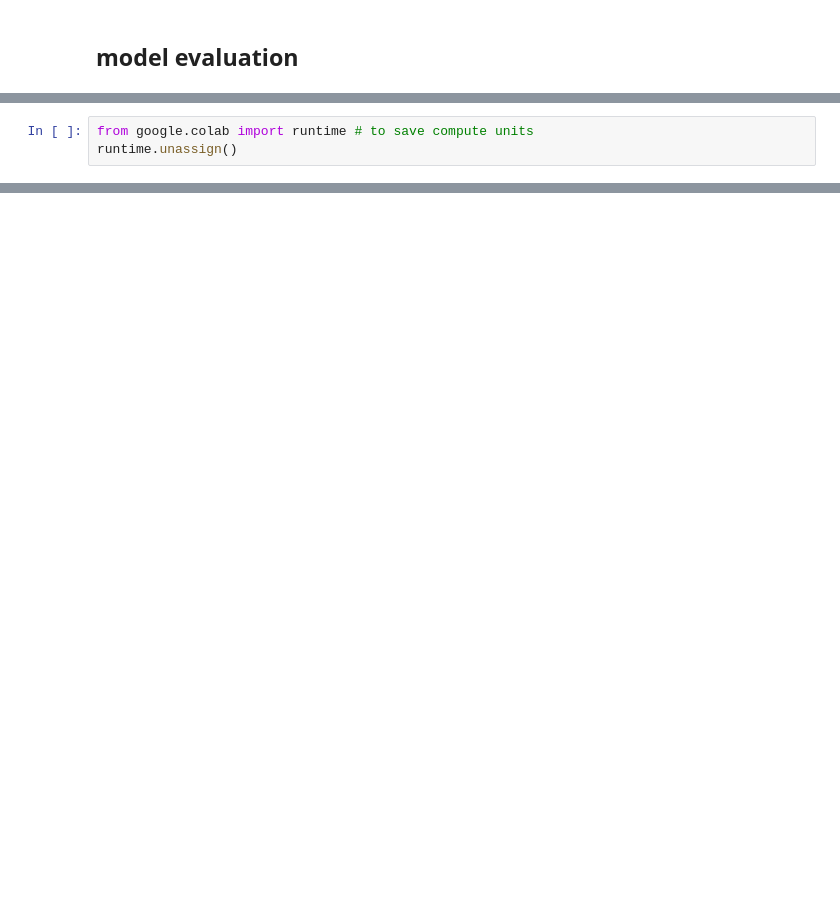
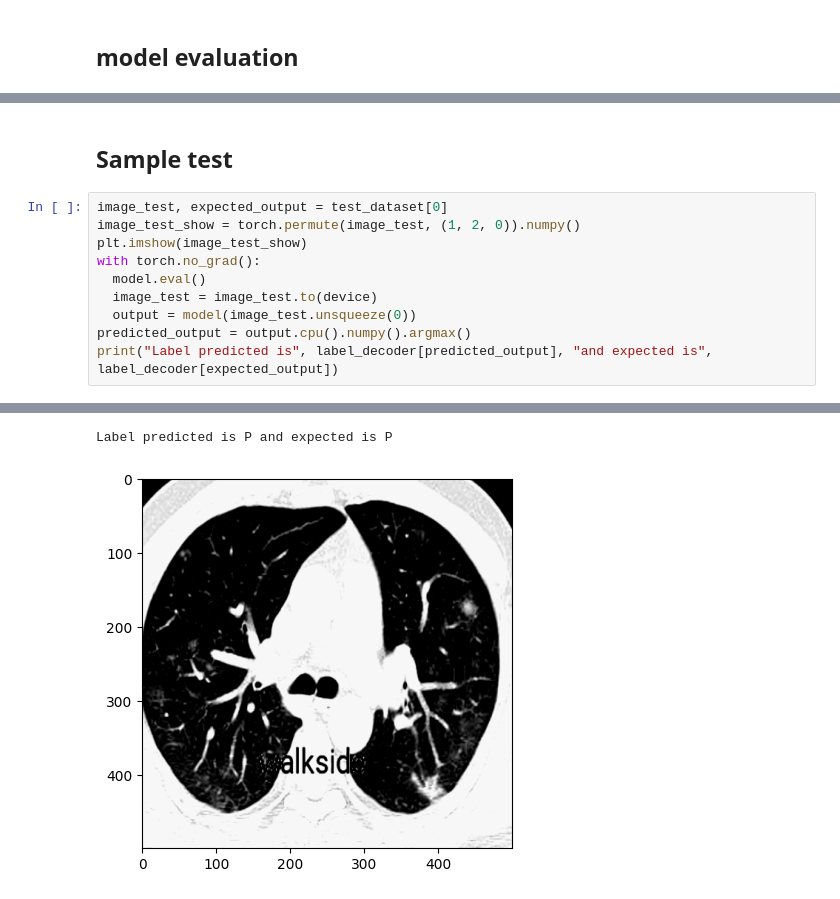
Before and after one commit to akash02ita/CPSC-599.6-DL-for-Vision, a Jupyter notebook: proj/Classifier.ipynb, the cells around one changed output, grey strips where cells are left out. Saved outputs shown, nothing was run; the diff lists cells and outputs as text; blank space fills up the shorter version.

```diff
--- a/proj/Classifier.ipynb
+++ b/proj/Classifier.ipynb
@@ -387,3 +401,13 @@ test epoch 19: Loss(0.0614) Accuracy (0.9845)
-# %%
-from google.colab import runtime # to save compute units
-runtime.unassign()
+# %% [markdown]
+## Sample test
+# %%
+image_test, expected_output = test_dataset[0]
+image_test_show = torch.permute(image_test, (1, 2, 0)).numpy()
+plt.imshow(image_test_show)
+with torch.no_grad():
+  model.eval()
+  image_test = image_test.to(device)
+  output = model(image_test.unsqueeze(0))
+predicted_output = output.cpu().numpy().argmax()
+print("Label predicted is", label_decoder[predicted_output], "and expected is", label_decoder[expected_output])
+# %% [output]
@@ -389,0 +415,2 @@ runtime.unassign()
+Label predicted is P and expected is P
+[figure, added]
```
Also changed, not shown: parts of 14 cells of this notebook.
